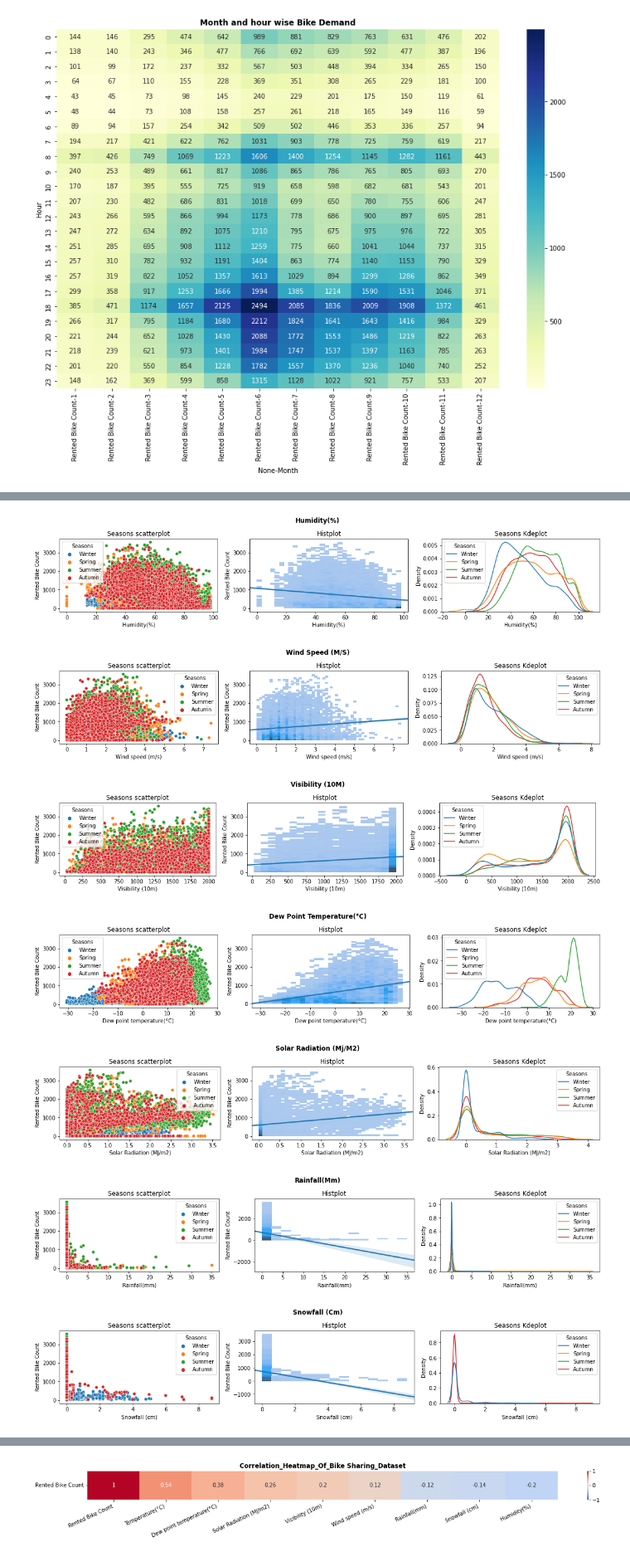
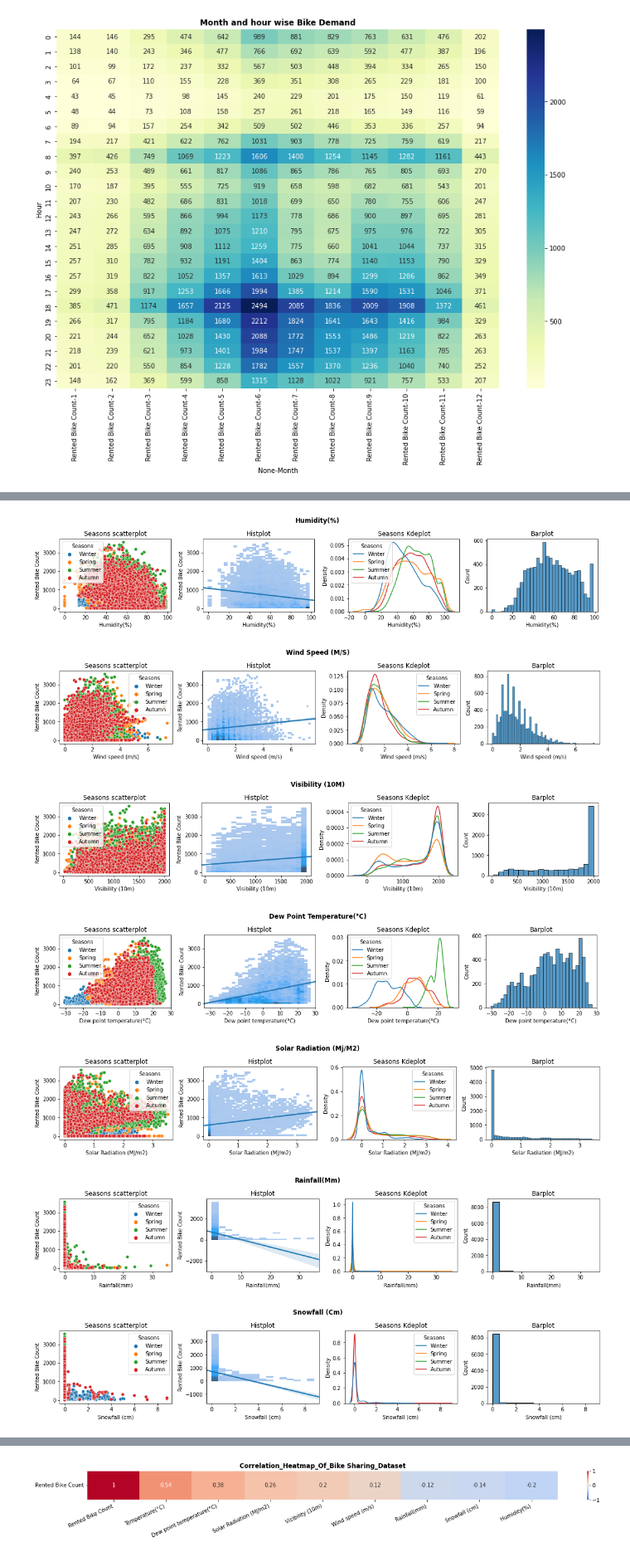
Before and after one commit to BharatSingla12/Bike_Sharing_Demand_Prediction_EDA, a Jupyter notebook: Bike_Sharing_Demand_Prediction_Capstone_Project.ipynb, the cells around one changed output, grey strips where cells are left out. Shown at 83% size. Drawn from its saved outputs; the diff is of its cells as text; code cells hidden in the pictures.

```diff
--- a/Bike_Sharing_Demand_Prediction_Capstone_Project.ipynb
+++ b/Bike_Sharing_Demand_Prediction_Capstone_Project.ipynb
@@ -244,3 +244,20 @@ for col in Continuous_columns:
 [figure]
 [figure]
 [figure]
+# %%
+# Dependent variable 'Price'
+plt.figure(figsize=(7,7))
+
+
+for col in Continuous_columns:
+  fig, ax =plt.subplots(1,4, constrained_layout=True)
+  fig.set_size_inches(20, 3)
+  sns.distplot((df[col]), ax = ax[3],color="y").set(title="Normal")
+  sns.distplot(np.log10(df[df[col]!= 0 ][col]), ax = ax[0],color="y").set(title="Log10")
+  try:
+    sns.distplot(np.exp(df[col]), ax = ax[1],color="y").set(title="Exp")
+  except:
+      pass
+  sns.distplot(np.sqrt(df[df[col]!= 0 ][col]), ax = ax[2],color="y").set(title="Sqrt")
+  plt.suptitle(f'{col.title()}',weight='bold')
+  fig.show()
@@ -308,0 +423,3 @@ sns.barplot(x="Hour", y="Rented Bike Count", data=df, hue = 'Seasons')
+# %%
+df['Weekend'] = df['Date'].apply(lambda x : 1 if (x.day_name()=='Saturday' or x.day_name()=='Sunday') else 0 )
+df.head()
@@ -327,13 +451,15 @@ plt.show()
 # Visualization is the easiest way to have an inference about the overall data and the outliers.
 #Plotting Graphs Before treating outliers
 for col in Continuous_columns[1:]:
-  fig, ax =plt.subplots(1,3, constrained_layout=True)
+  fig, ax =plt.subplots(1,4, constrained_layout=True)
   fig.set_size_inches(15, 3)
 
   sns.scatterplot(data=df, x=df[col], y="Rented Bike Count", ax=ax[0], hue = 'Seasons').set(title="Seasons scatterplot")
   sns.histplot(data=df, x=df[col], y="Rented Bike Count", ax=ax[1]).set(title="Histplot")
   sns.regplot(data=df, x=df[col], y="Rented Bike Count", ax=ax[1], scatter = False, truncate=False)
   sns.kdeplot(data=df, x=df[col], hue="Seasons", ax=ax[2]).set(title="Seasons Kdeplot")
+  sns.histplot(data=df, x=df[col], ax=ax[3]).set(title="Barplot")
+
 
 #   sns.lineplot(data=df, x=df[col], y="Rented Bike Count", ax=ax[1], hue = 'Seasons').set(title="lineplot")
 #   sns.displot(data=df, x=df[col], hue="Seasons", kind="kde", ax=ax[2]).set(title="Displot")
@@ -355,10 +481,10 @@ for col in Continuous_columns[1:]:
-[figure, old version]
+[figure, new version]
-[figure, old version]
+[figure, new version]
-[figure, old version]
+[figure, new version]
-[figure, old version]
+[figure, new version]
-[figure, old version]
+[figure, new version]
-[figure, old version]
+[figure, new version]
-[figure, old version]
+[figure, new version]
 # %%
 # Correlation Analysis
 plt.figure(figsize=(18,9))
```
Also changed, not shown: parts of 44 cells of this notebook.
